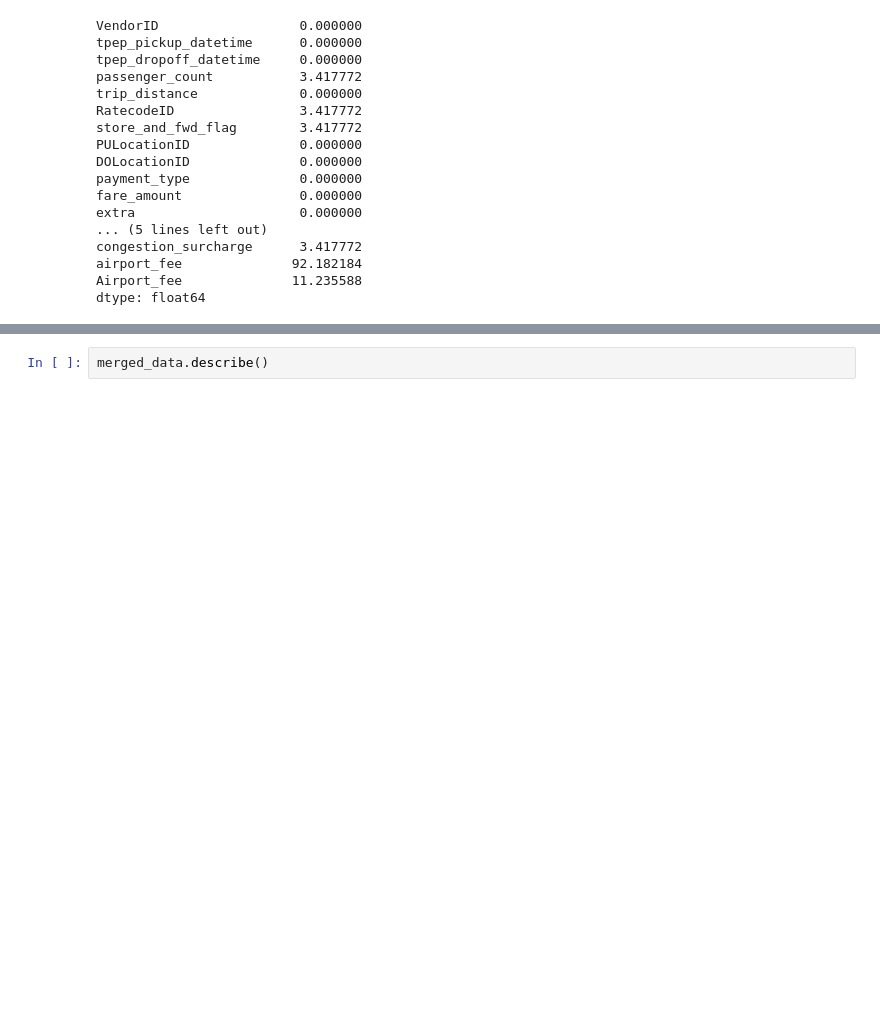
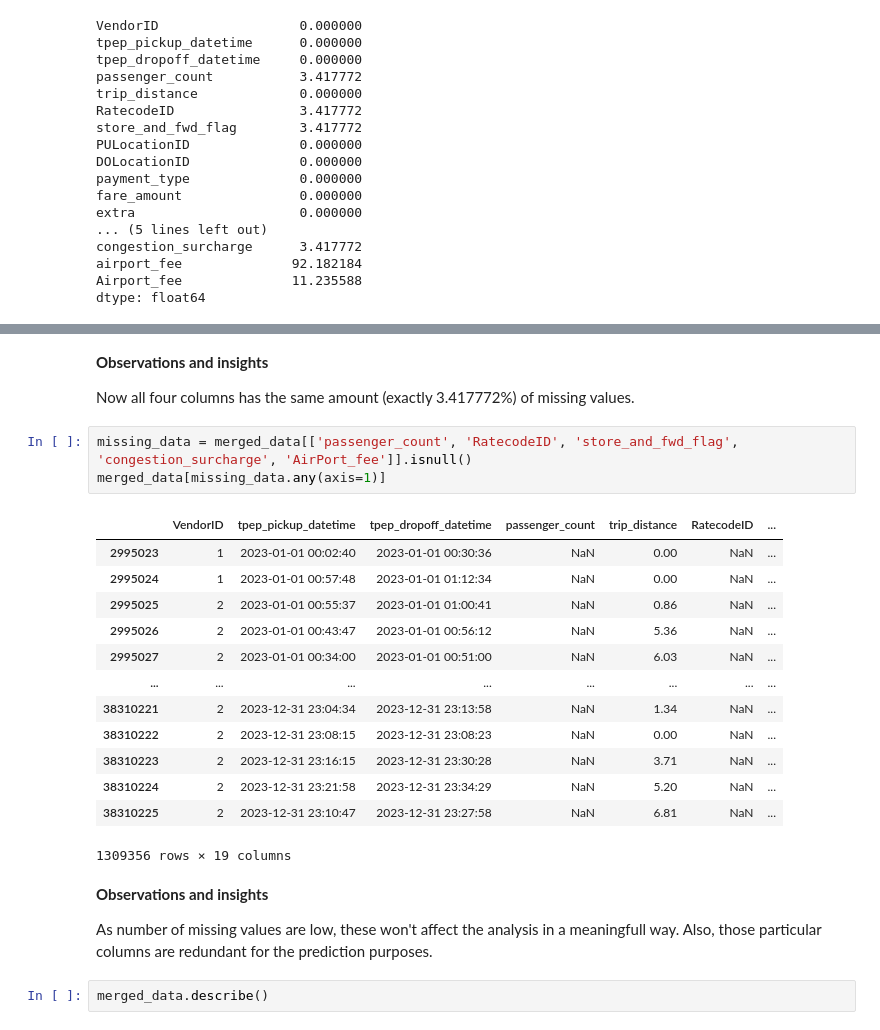
Before and after one commit to YuliaVK/Data-Analytics, a Jupyter notebook: NYC_taxi/notebooks/EDA.ipynb, the cells around one changed output, grey strips where cells are left out. Drawn from its saved outputs; the diff is of its cells as text; blank space fills up the shorter version.

```diff
--- a/NYC_taxi/notebooks/EDA.ipynb
+++ b/NYC_taxi/notebooks/EDA.ipynb
@@ -126,3 +155,28 @@ There are also two airport_fee columns that require further investigation (and p
+# %% [markdown]
+**Observations and insights**
+
+Now all four columns has the same amount (exactly 3.417772%) of missing values.
+# %%
+missing_data = merged_data[['passenger_count', 'RatecodeID', 'store_and_fwd_flag', 'congestion_surcharge', 'AirPort_fee']].isnull()
+merged_data[missing_data.any(axis=1)]
+# %% [output]
+|  | VendorID | tpep_pickup_datetime | tpep_dropoff_datetime | passenger_count | trip_distance | RatecodeID | ... |
+| 2995023 | 1 | 2023-01-01 00:02:40 | 2023-01-01 00:30:36 | NaN | 0.00 | NaN | ... |
+| 2995024 | 1 | 2023-01-01 00:57:48 | 2023-01-01 01:12:34 | NaN | 0.00 | NaN | ... |
+| 2995025 | 2 | 2023-01-01 00:55:37 | 2023-01-01 01:00:41 | NaN | 0.86 | NaN | ... |
+| 2995026 | 2 | 2023-01-01 00:43:47 | 2023-01-01 00:56:12 | NaN | 5.36 | NaN | ... |
+| 2995027 | 2 | 2023-01-01 00:34:00 | 2023-01-01 00:51:00 | NaN | 6.03 | NaN | ... |
+| ... | ... | ... | ... | ... | ... | ... | ... |
+| 38310221 | 2 | 2023-12-31 23:04:34 | 2023-12-31 23:13:58 | NaN | 1.34 | NaN | ... |
+| 38310222 | 2 | 2023-12-31 23:08:15 | 2023-12-31 23:08:23 | NaN | 0.00 | NaN | ... |
+| 38310223 | 2 | 2023-12-31 23:16:15 | 2023-12-31 23:30:28 | NaN | 3.71 | NaN | ... |
+| 38310224 | 2 | 2023-12-31 23:21:58 | 2023-12-31 23:34:29 | NaN | 5.20 | NaN | ... |
+| 38310225 | 2 | 2023-12-31 23:10:47 | 2023-12-31 23:27:58 | NaN | 6.81 | NaN | ... |
+1309356 rows × 19 columns
+# %% [markdown]
+**Observations and insights**
+
+As number of missing values are low, these won't affect the analysis in a meaningfull way. Also, those particular columns are redundant for the prediction purposes.
 # %%
 merged_data.describe()
 # %% [output]
```
Also changed, not shown: parts of 14 cells of this notebook.
